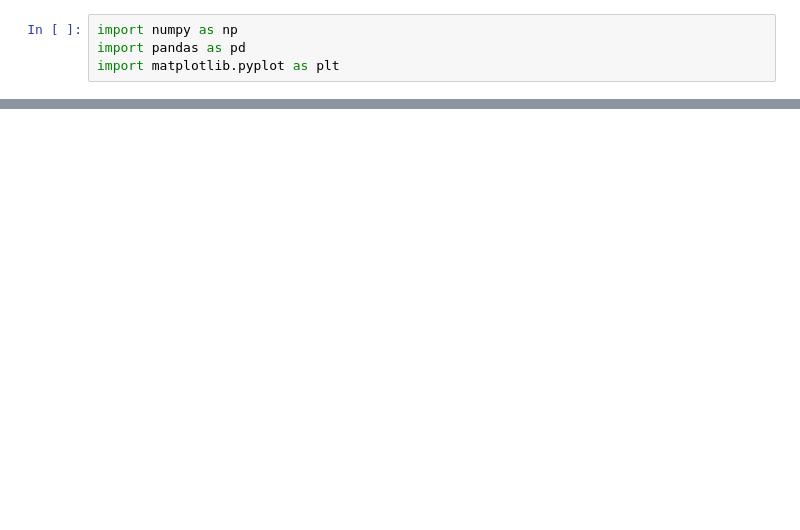
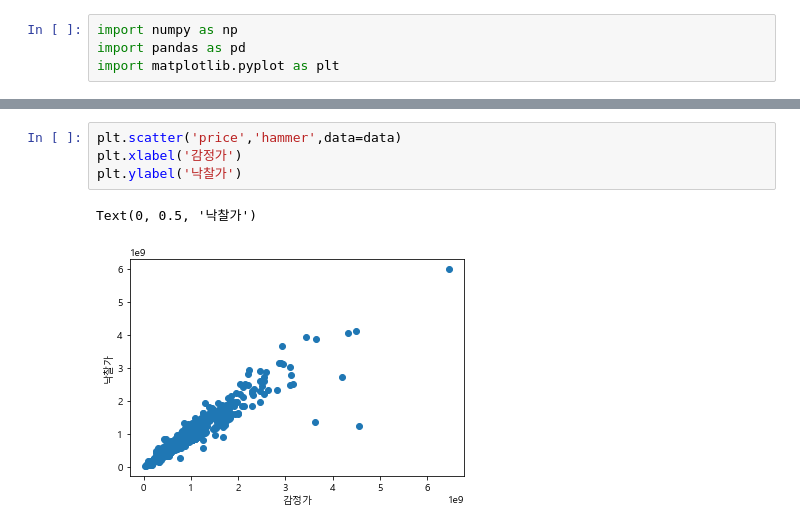
Before and after one commit to JinsolPark/final_project, a Jupyter notebook: yslee/아파트 경매가 예측.ipynb, the cells around one changed output, grey strips where cells are left out. Cells and saved outputs as stored; diff of their text form; blank space fills up the shorter version.

```diff
--- a/yslee/아파트 경매가 예측.ipynb
+++ b/yslee/아파트 경매가 예측.ipynb
@@ -118,0 +260,7 @@ data.head()
+# %%
+plt.scatter('price','hammer',data=data)
+plt.xlabel('감정가')
+plt.ylabel('낙찰가')
+# %% [output]
+Text(0, 0.5, '낙찰가')
+[figure, added]
```
Also changed, not shown: parts of 29 cells of this notebook.
